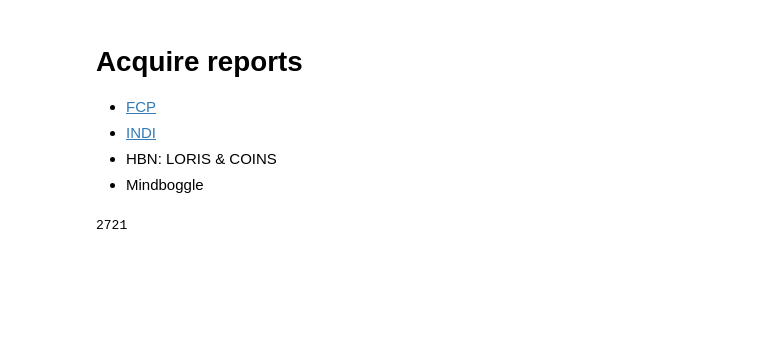
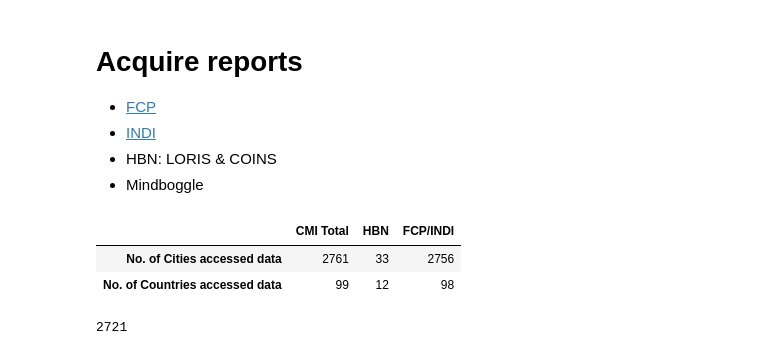
Before and after one commit to ChildMindInstitute/biblio-reader, a Jupyter notebook: geolocations/CMI_downloads.ipynb, the cells around one changed output. Saved outputs shown, nothing was run; the diff lists cells and outputs as text; code cells hidden in the pictures; blank space fills up the shorter version.

Commit message:
monthly_numbers.csv

```diff
--- a/geolocations/CMI_downloads.ipynb
+++ b/geolocations/CMI_downloads.ipynb
@@ -184,3 +309,12 @@ data_dir = os.path.abspath(
+# %%
+data_dir = dir_last_month(date.today())
+# %%
+last_month = read_last_month(data_dir)
+last_month
+# %% [output]
+|  | CMI Total | HBN | FCP/INDI |
+| No. of Cities accessed data | 2761 | 33 | 2756 |
+| No. of Countries accessed data | 99 | 12 | 98 |
 # %%
 FCP = pd.read_csv(
     os.path.join(data_dir, "FCP.csv"),
```
Also changed, not shown: parts of 14 cells of this notebook.
